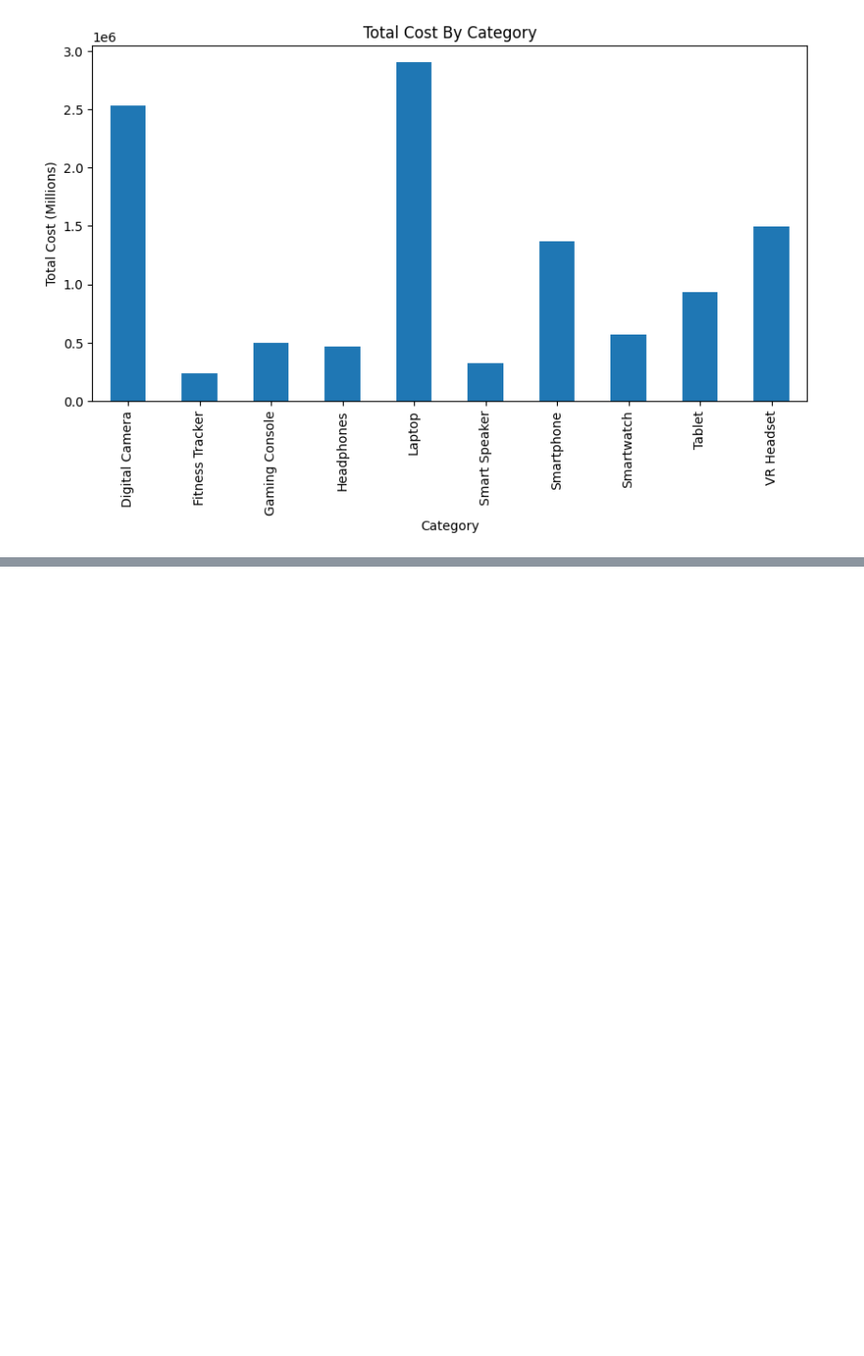
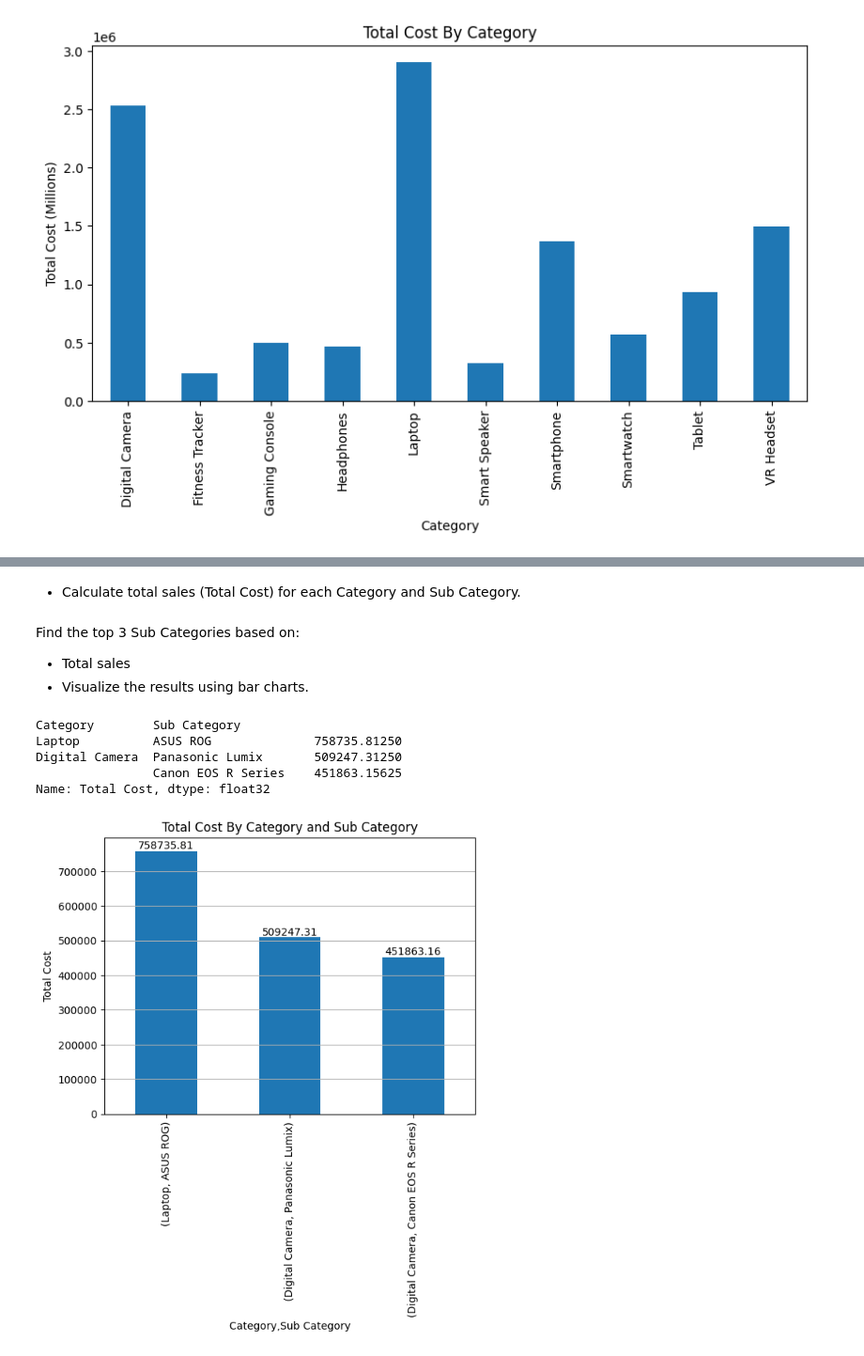
Before and after one commit to NooRMaseR/data_analysis_tutorial, a Jupyter notebook: ai_data_analysis_tests.ipynb, the cells around one changed output, grey strips where cells are left out. Shown at 94% size. Drawn from its saved outputs; the diff is of its cells as text; code cells hidden in the pictures; blank space fills up the shorter version.

```diff
--- a/ai_data_analysis_tests.ipynb
+++ b/ai_data_analysis_tests.ipynb
@@ -125,0 +433,15 @@ df.groupby('Category')['Total Cost'].sum().plot(kind='bar', x="Category", y="Tot
+# %%
+df = pd.read_csv(
+    "./data//Orders.csv",
+    parse_dates=["Order Date"],
+    date_format="%d/%m/%Y",
+    index_col=0,
+    dtype={
+        "Quantity": 'int8',
+        "Unit Price": 'int16',
+        'Discount': 'float32',
+        "Total Cost": 'float32'
+    }
+)
+df.drop(columns=['Lat','Lng'], inplace=True)
+df
@@ -125,0 +463,24 @@ df.groupby('Category')['Total Cost'].sum().plot(kind='bar', x="Category", y="Tot
+# %% [markdown]
+* Calculate total sales (Total Cost) for each Category and Sub Category.
+# %%
+group_by_cat_sub = df.groupby(['Category', 'Sub Category'])
+# %% [markdown]
+Find the top 3 Sub Categories based on:
+* Total sales
+* Visualize the results using bar charts.
+# %%
+total_sales_by_cat_sub = group_by_cat_sub['Total Cost'].sum().sort_values(ascending=False)[:3]
+pl = total_sales_by_cat_sub.plot(kind='bar', ylabel="Total Cost", title="Total Cost By Category and Sub Category")
+pl.grid(axis='y')
+
+for index, v in enumerate(total_sales_by_cat_sub):
+    pl.text(index, v, f"{v:.2f}", ha="center", va="bottom")
+
+total_sales_by_cat_sub
+# %% [output]
+Category        Sub Category
+Laptop          ASUS ROG              758735.81250
+Digital Camera  Panasonic Lumix       509247.31250
+                Canon EOS R Series    451863.15625
+Name: Total Cost, dtype: float32
+[figure, added]
```
Also changed, not shown: parts of 63 cells of this notebook, 2 other files.
